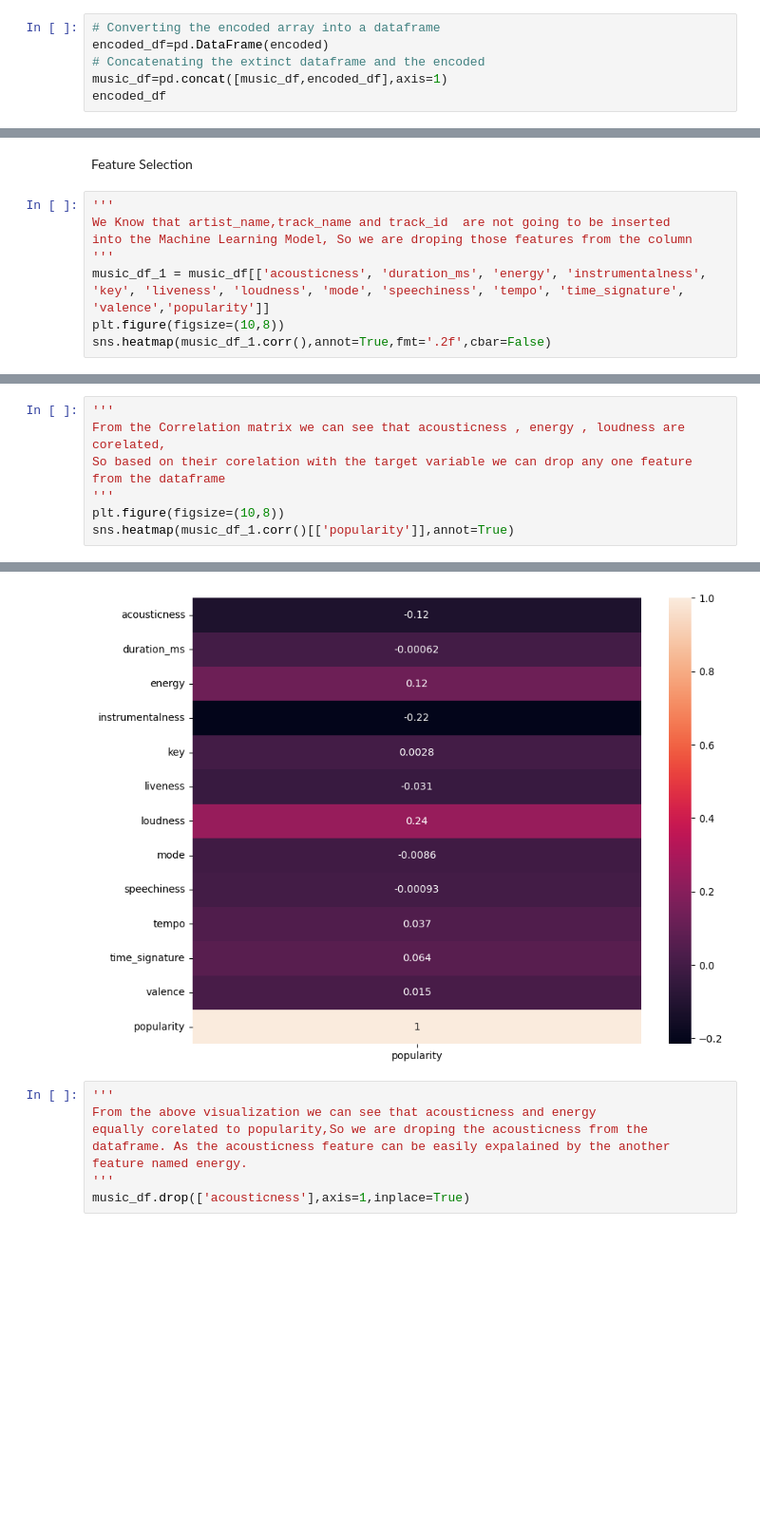
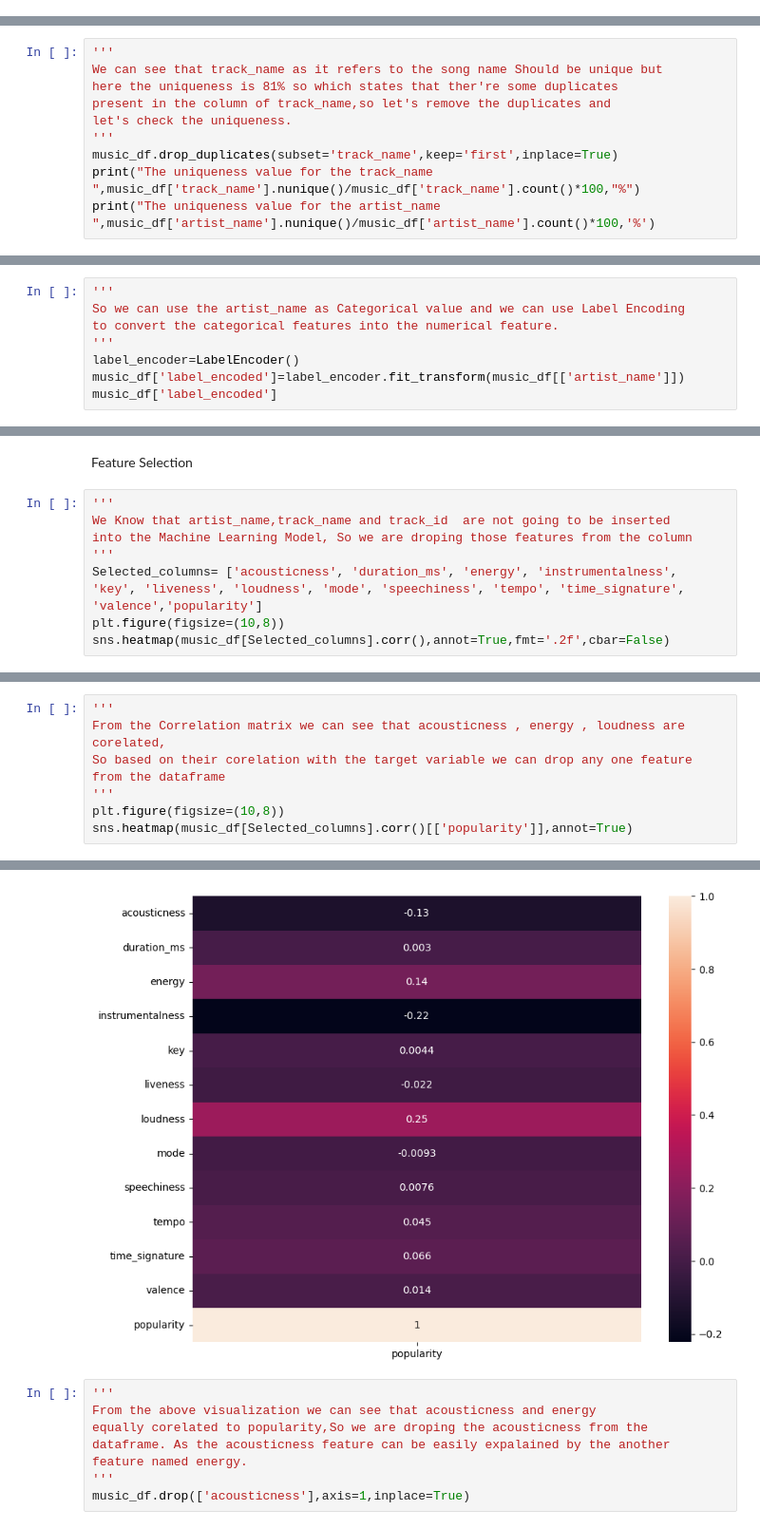
Before and after one commit to Mageshwaran18/Mageshwaran18, a Jupyter notebook: Machine Learning Projects/2.Music_Popularity_Prediction_Using_XGBoost_Regressor/Music_Popularity_Prediction.ipynb, the cells around one changed output, grey strips where cells are left out. Shown at 95% size. Drawn from its saved outputs; the diff is of its cells as text; blank space fills up the shorter version.

```diff
--- a/Machine Learning Projects/2.Music_Popularity_Prediction_Using_XGBoost_Regressor/Music_Popularity_Prediction.ipynb
+++ b/Machine Learning Projects/2.Music_Popularity_Prediction_Using_XGBoost_Regressor/Music_Popularity_Prediction.ipynb
@@ -174,6 +161,0 @@ with shape (130325, 34495) and data type float64
-# %%
-# Converting the encoded array into a dataframe
-encoded_df=pd.DataFrame(encoded)
-# Concatenating the extinct dataframe and the encoded
-music_df=pd.concat([music_df,encoded_df],axis=1)
-encoded_df
@@ -193,0 +162,10 @@ encoded_df
+# %%
+'''
+We can see that track_name as it refers to the song name Should be unique but
+here the uniqueness is 81% so which states that ther're some duplicates
+present in the column of track_name,so let's remove the duplicates and
+let's check the uniqueness.
+'''
+music_df.drop_duplicates(subset='track_name',keep='first',inplace=True)
+print("The uniqueness value for the track_name  ",music_df['track_name'].nunique()/music_df['track_name'].count()*100,"%")
+print("The uniqueness value for the artist_name  ",music_df['artist_name'].nunique()/music_df['artist_name'].count()*100,'%')
@@ -193,0 +179,8 @@ encoded_df
+# %%
+'''
+So we can use the artist_name as Categorical value and we can use Label Encoding
+to convert the categorical features into the numerical feature.
+'''
+label_encoder=LabelEncoder()
+music_df['label_encoded']=label_encoder.fit_transform(music_df[['artist_name']])
+music_df['label_encoded']
@@ -207,22 +229,22 @@ Feature Selection
 We Know that artist_name,track_name and track_id  are not going to be inserted
 into the Machine Learning Model, So we are droping those features from the column
 '''
-music_df_1 = music_df[['acousticness', 'duration_ms', 'energy', 'instrumentalness', 'key', 'liveness', 'loudness', 'mode', 'speechiness', 'tempo', 'time_signature', 'valence','popularity']]
+Selected_columns= ['acousticness', 'duration_ms', 'energy', 'instrumentalness', 'key', 'liveness', 'loudness', 'mode', 'speechiness', 'tempo', 'time_signature', 'valence','popularity']
 plt.figure(figsize=(10,8))
-sns.heatmap(music_df_1.corr(),annot=True,fmt='.2f',cbar=False)
+sns.heatmap(music_df[Selected_columns].corr(),annot=True,fmt='.2f',cbar=False)
 # %% [output]
 <Axes: >
 [figure]
 # %%
 '''
 From the Correlation matrix we can see that acousticness , energy , loudness are corelated,
 So based on their corelation with the target variable we can drop any one feature from the dataframe
 '''
 plt.figure(figsize=(10,8))
-sns.heatmap(music_df_1.corr()[['popularity']],annot=True)
+sns.heatmap(music_df[Selected_columns].corr()[['popularity']],annot=True)
 # %% [output]
 <Axes: >
-[figure, old version]
+[figure, new version]
 # %%
 '''
 From the above visualization we can see that acousticness and energy
```
Also changed, not shown: parts of 23 cells of this notebook.
